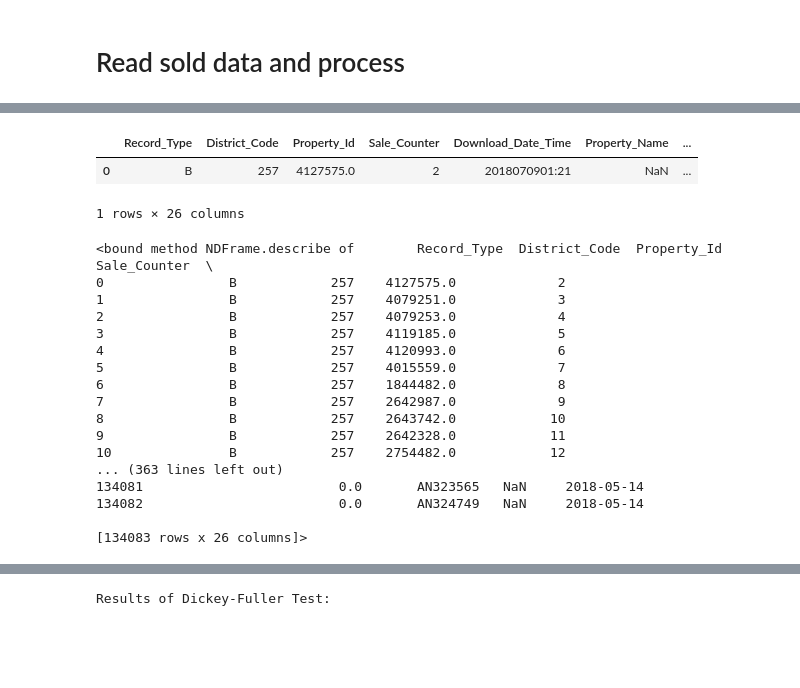
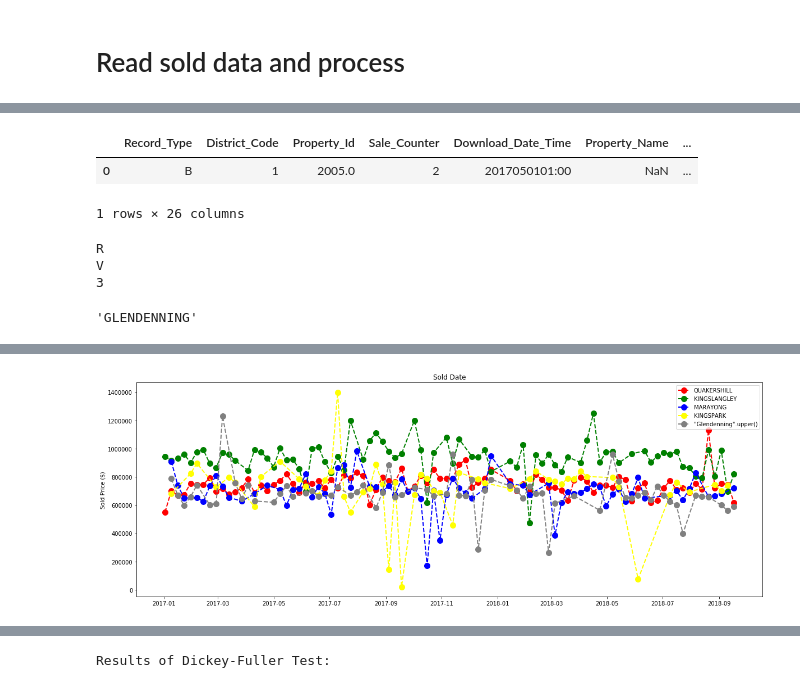
Before and after one commit to nsvram/property_research, a Jupyter notebook: property_research.ipynb, the cells around one changed output, grey strips where cells are left out. Saved outputs shown, nothing was run; the diff lists cells and outputs as text; code cells hidden in the pictures; blank space fills up the shorter version.

```diff
--- a/property_research.ipynb
+++ b/property_research.ipynb
@@ -87,26 +195,59 @@ b'Skipping line 67556: expected 25 fields, saw 27\n'
+# %%
+df_dedup = df.drop_duplicates(subset=[i for i in df.columns if i != 'Download_Date'], keep=False)
 # %%
-df.head(1)
+df_dedup.head(1)
 # %% [output]
 |  | Record_Type | District_Code | Property_Id | Sale_Counter | Download_Date_Time | Property_Name | ... |
-| 0 | B | 257 | 4127575.0 | 2 | 2018070901:21 | NaN | ... |
+| 0 | B | 1 | 2005.0 | 2 | 2017050101:00 | NaN | ... |
 1 rows × 26 columns
-# %%
-df.describe
-# %% [output]
-<bound method NDFrame.describe of        Record_Type  District_Code  Property_Id  Sale_Counter  \
-0                B            257    4127575.0             2
-1                B            257    4079251.0             3
-2                B            257    4079253.0             4
-3                B            257    4119185.0             5
-4                B            257    4120993.0             6
-5                B            257    4015559.0             7
-6                B            257    1844482.0             8
-7                B            257    2642987.0             9
-8                B            257    2643742.0            10
-9                B            257    2642328.0            11
-10               B            257    2754482.0            12
-... (363 lines left out)
-134081                         0.0       AN323565   NaN     2018-05-14
-134082                         0.0       AN324749   NaN     2018-05-14
-
-[134083 rows x 26 columns]>
+# %%
+for i in a:
+    print(i)
+# %% [output]
+R
+V
+3
+# %%
+df_time_ser_price = df_dedup[(df_dedup.Nature_of_Property == 'R')]\
+                            [['Download_Date','Property_Locality', "Purchase_Price"]]\
+                            .groupby(['Property_Locality','Download_Date'])\
+                            .agg(['mean','count'])
+df_time_ser_price =  df_time_ser_price.reset_index()
+df_time_ser_price.columns = ["Property_Locality","date_sold","Purchase_Price","sold_counts"]
+df_time_ser_price_Locality = df_time_ser_price[(df_time_ser_price.Property_Locality).isin([2167,2148,2147])]
+# %%
+("Glendenning".upper())
+# %% [output]
+'GLENDENNING'
+# %%
+plt.figure(figsize=(20,7))
+plt.plot(df_time_ser_price[(df_time_ser_price.Property_Locality=="QUAKERSHILL")]["date_sold"],
+         df_time_ser_price[(df_time_ser_price.Property_Locality=="QUAKERSHILL")]['Purchase_Price'],
+         color='red', marker='o', linestyle='dashed', linewidth=2, markersize=10,
+         label = 'QUAKERSHILL')
+plt.plot(df_time_ser_price[(df_time_ser_price.Property_Locality=="KINGSLANGLEY")]["date_sold"],
+         df_time_ser_price[(df_time_ser_price.Property_Locality=="KINGSLANGLEY")]['Purchase_Price'],
+         color='green', marker='o', linestyle='dashed', linewidth=2, markersize=10,
+         label = 'KINGSLANGLEY')
+plt.plot(df_time_ser_price[(df_time_ser_price.Property_Locality=="MARAYONG")]["date_sold"],
+         df_time_ser_price[(df_time_ser_price.Property_Locality=="MARAYONG")]['Purchase_Price'],
+         color='Blue', marker='o', linestyle='dashed', linewidth=2, markersize=10,
+         label = 'MARAYONG')
+plt.plot(df_time_ser_price[(df_time_ser_price.Property_Locality=="KINGSPARK")]["date_sold"],
+         df_time_ser_price[(df_time_ser_price.Property_Locality=="KINGSPARK")]['Purchase_Price'],
+         color='Yellow', marker='o', linestyle='dashed', linewidth=2, markersize=10,
+         label = 'KINGSPARK')
+
+plt.plot(df_time_ser_price[(df_time_ser_price.Property_Locality=="Glendenning".upper())]["date_sold"],
+         df_time_ser_price[(df_time_ser_price.Property_Locality=="Glendenning".upper())]['Purchase_Price'],
+         color='Gray', marker='o', linestyle='dashed', linewidth=2, markersize=10,
+         label = '"Glendenning".upper()')
+
+
+
+
+plt.ylabel('Sold Price ($)')
+plt.title('Sold Date')
+plt.legend();
+plt
+# %% [output]
@@ -112,0 +255 @@ df.describe
+[figure, added]
```
Also changed, not shown: parts of 33 cells of this notebook, 4 other files.
